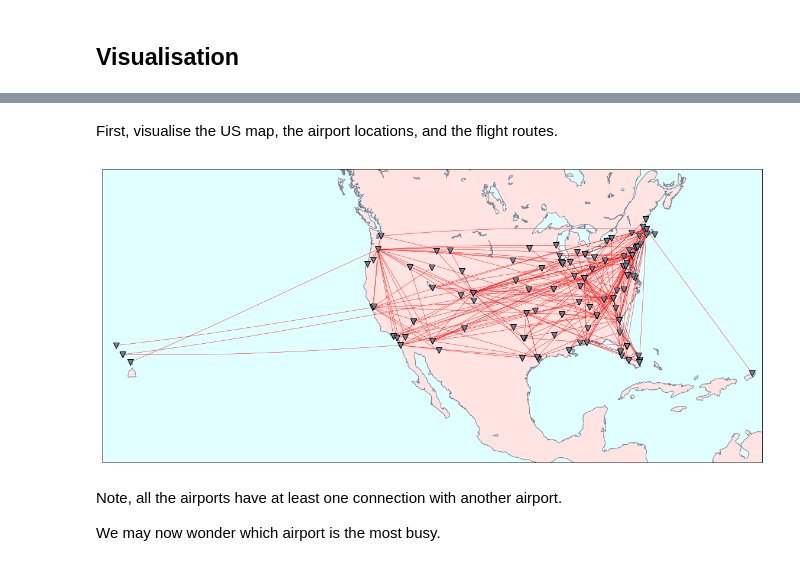
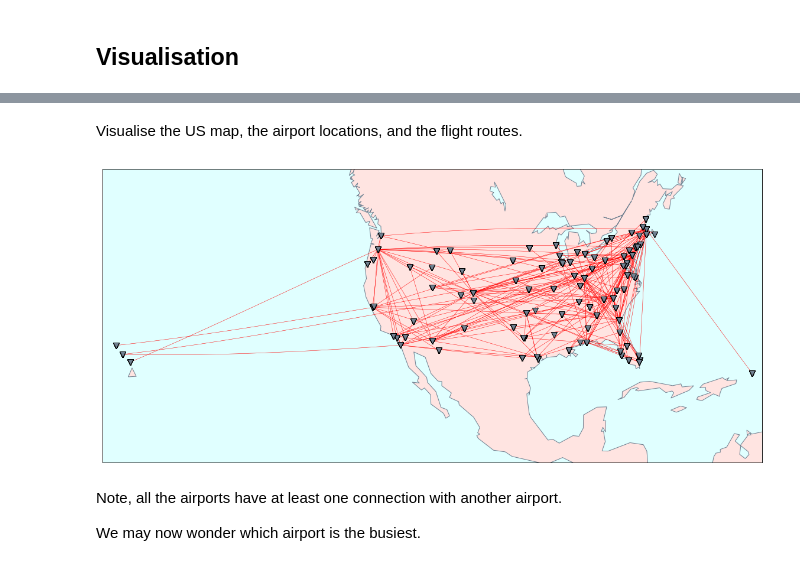
Before and after one commit to alemelis/airplanes, a Jupyter notebook: src/airplanes.ipynb, the cells around one changed output, grey strips where cells are left out. Drawn from its saved outputs; the diff is of its cells as text; code cells hidden in the pictures.

Commit message:
New plots

```diff
--- a/src/airplanes.ipynb
+++ b/src/airplanes.ipynb
@@ -101,7 +81,11 @@ weather["snow"].fillna(0.0, inplace=True)
 Remove from `weather` all the rows referring to airports not in `flights`.
 # %%
 #create a list of all the airports
-airports = list(set(flights["Departure_Airport"])) + list(set(flights["Arrival_airport"]))
+airports = list(set(list(set(flights["Departure_Airport"])) + list(set(flights["Arrival_airport"]))))
+
+airport_coordinates = {}
+for index, row in flights.drop_duplicates(subset=["Departure_Airport"], keep='first', inplace=False).iterrows():
+    airport_coordinates[row["Departure_Airport"]] = (row["Latitude"], row["Longitude"])
 
 #filter weather dataset
-weather_at_airports = weather[weather['airport'].isin(airports)]
+# weather_at_airports = weather[weather['airport'].isin(airports)]
@@ -138,7 +92,3 @@ airports = flights.drop_duplicates(subset=["Departure_Airport"], keep='first', i
-# %%
-airport_coordinates = {}
-for index, row in airports.iterrows():
-    airport_coordinates[row["Departure_Airport"]] = (row["Latitude"], row["Longitude"])
 # %%
 #routes
 routes = flights.drop_duplicates(subset=["Departure_Airport", "Arrival_airport"], keep="first")
@@ -156,4 +101,0 @@ g.despine(left=True)
-# %%
-sns.set(style="white", color_codes=True)
-sns.set_context("talk")
-sns.jointplot("Departure_delay", "Arrival_delay", data=flights, color="r", size=7, s=5, linewidth=1, annot_kws=dict(stat="r"))
@@ -173,2 +102,2 @@ sns.factorplot(x="Departure_Airport",y="Departure_delay", data=flights, size=25,
 # %% [markdown]
-First, visualise the US map, the airport locations, and the flight routes.
+Visualise the US map, the airport locations, and the flight routes.
@@ -175,38 +108,35 @@ First, visualise the US map, the airport locations, and the flight routes.
 # %%
-#map center
-lat0 = np.mean(flights["Latitude"].astype(float))
-lon0 = -112.0
-
 fig = plt.figure(1, figsize=(20,20))
 ax = fig.add_subplot(111)
 
 #draw US map
-m = Basemap(width=10100000,height=4500000,projection='lcc', resolution='l',lat_0=lat0, lon_0=lon0)
+m = Basemap(width=10100000,height=4500000,projection='lcc', resolution='c',lat_0=lat0, lon_0=lon0)
 m.drawcoastlines(color="slategrey")
 m.drawmapboundary(fill_color='lightcyan')
 m.fillcontinents(color='mistyrose',lake_color='lightcyan')
 
-#draw airport positions
-x, y = m(list(airports["Longitude"].astype(float)), list(airports["Latitude"].astype(float)))
-m.scatter(x, y, s=100, marker='v', color="slategray", edgecolor='k', zorder=100, ax=ax)
+# #draw airport positions
+lons, lats = m(list(flights["Longitude"].astype(float)), list(flights["Latitude"].astype(float)))
+m.scatter(lons, lats, s=100, marker='v', color="slategray", edgecolor='k', zorder=100, ax=ax)
 
 #draw routes
 for index, row in routes.iterrows():
     try:
         arr_airport = row["Arrival_airport"]
 
         dep_airport_lon = float(row["Longitude"])
         dep_airport_lat = float(row["Latitude"])
 
         arr_airport_lat = float(airport_coordinates[arr_airport][0])
         arr_airport_lon = float(airport_coordinates[arr_airport][1])
 
-        m.drawgreatcircle(dep_airport_lon, dep_airport_lat, arr_airport_lon, arr_airport_lat, linewidth=0.5, color='r')
+        m.drawgreatcircle(dep_airport_lon, dep_airport_lat,
+                          arr_airport_lon, arr_airport_lat, linewidth=0.5, color='r')
     except:
         continue
 # %% [output]
-[figure, old version]
+[figure, new version]
 # %% [markdown]
 Note, all the airports have at least one connection with another airport.
 
-We may now wonder which airport is the most busy.
+We may now wonder which airport is the busiest.
```
Also changed, not shown: parts of 30 cells of this notebook.
